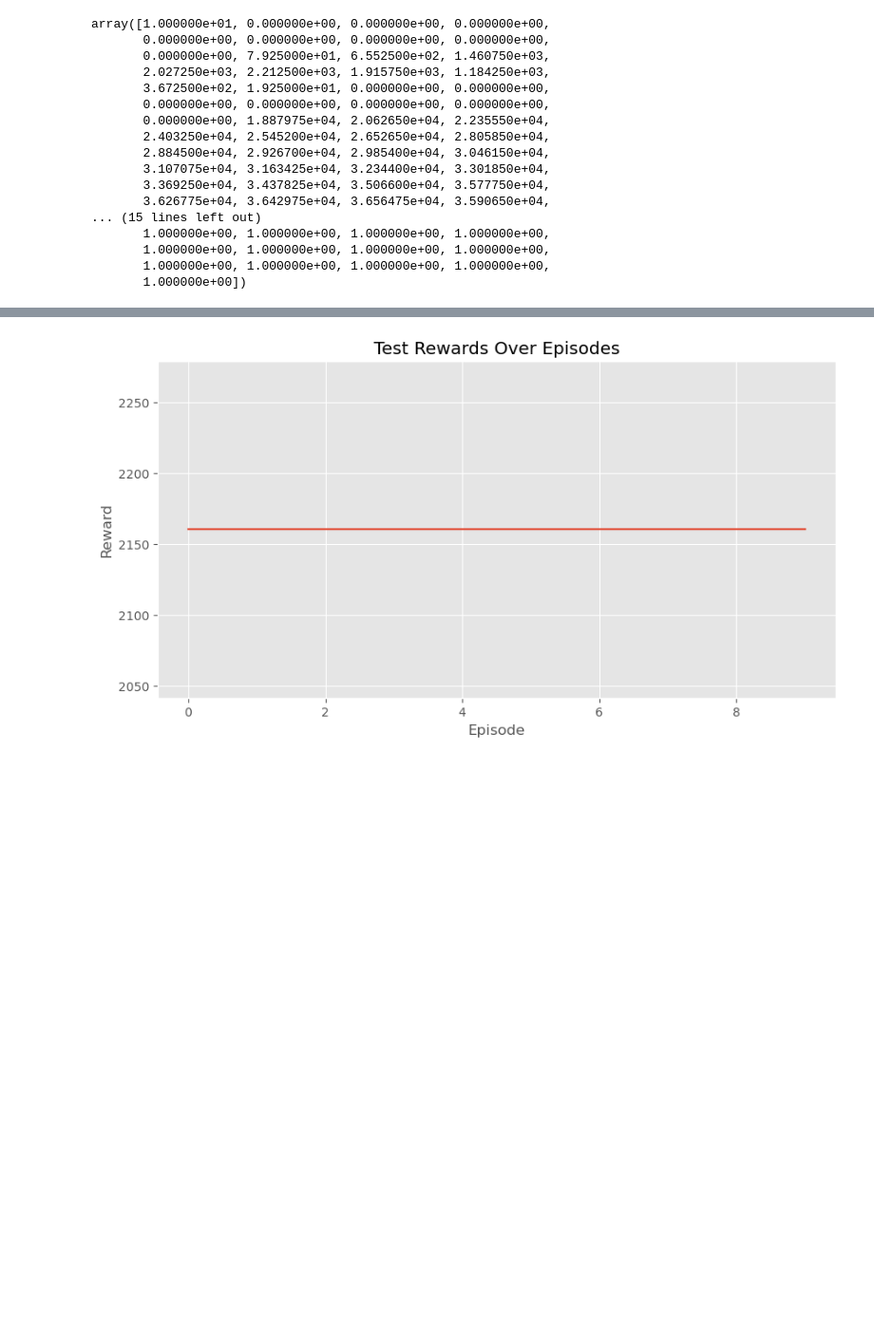
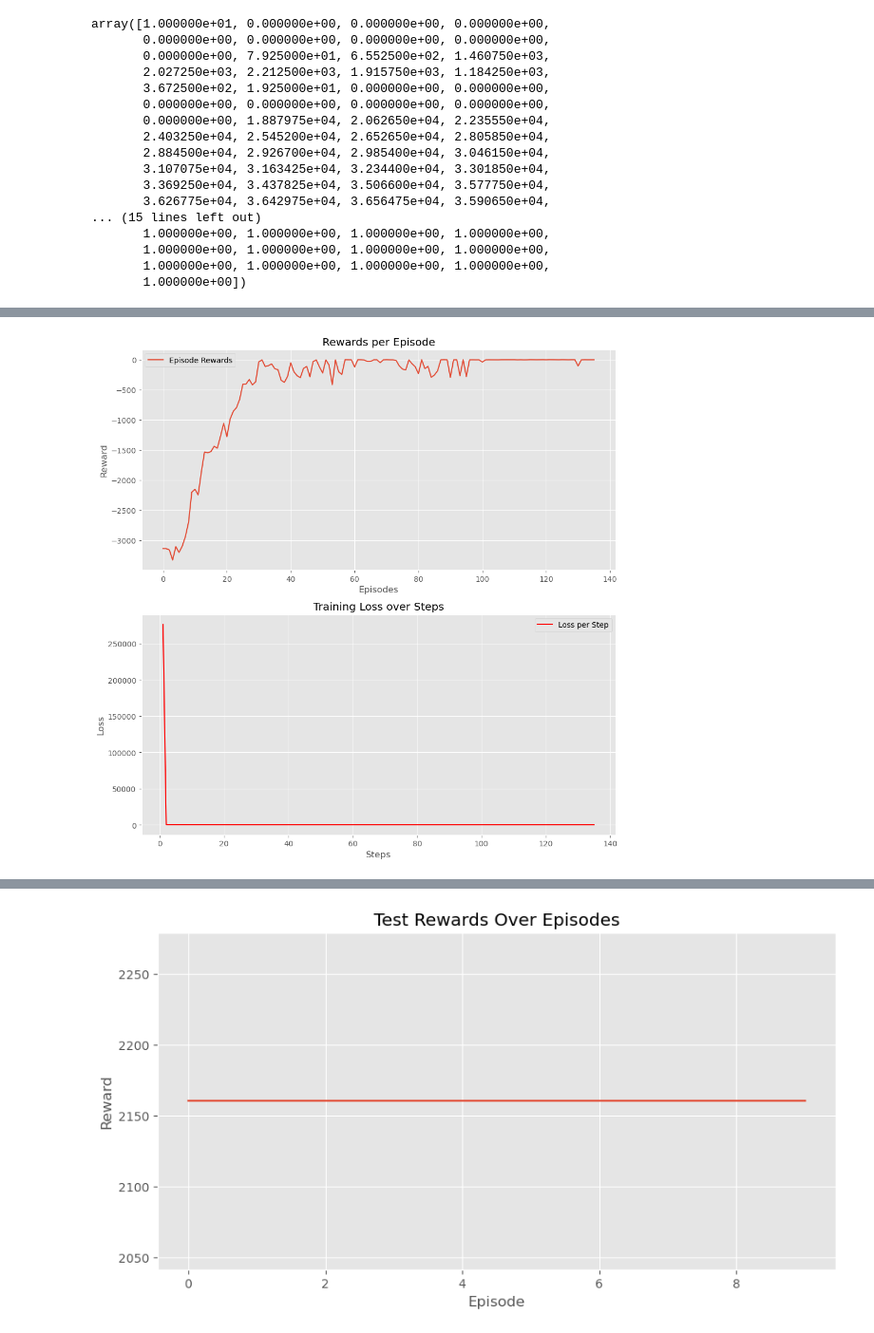
Before and after one commit to Linkschris/AdvancedBA, a Jupyter notebook: current_model/exercise_model.ipynb, the cells around one changed output, grey strips where cells are left out. Shown at 95% size. Drawn from its saved outputs; the diff is of its cells as text; code cells hidden in the pictures; blank space fills up the shorter version.

```diff
--- a/current_model/exercise_model.ipynb
+++ b/current_model/exercise_model.ipynb
@@ -155,3 +143,44 @@ done, took 254.542 seconds
+# %%
+import json
+import matplotlib.pyplot as plt
+
+def plot_training_progress(log_filename):
+    # Open the log file and load the data
+    with open(log_filename, 'r') as file:
+        data = json.load(file)
+
+    # Assuming 'episode_reward' and 'loss' are keys in your logged data
+    # Ensure these keys align with how you've structured your log outputs
+    rewards = data.get('episode_reward', [])
+    losses = data.get('loss', [])
+    nb_episodes = len(rewards)
+
+    # Create a plot with two subplots: one for rewards and one for losses
+    fig, axs = plt.subplots(2, 1, figsize=(10, 10))
+
+    # Plotting the rewards
+    axs[0].plot(rewards, label='Episode Rewards')
+    axs[0].set_xlabel('Episodes')
+    axs[0].set_ylabel('Reward')
+    axs[0].set_title('Rewards per Episode')
+    axs[0].legend()
+
+    # Plotting the losses, if available
+    if losses:
+        axs[1].plot(losses, label='Loss per Step', color='red')
+        axs[1].set_xlabel('Steps')
+        axs[1].set_ylabel('Loss')
+        axs[1].set_title('Training Loss over Steps')
+        axs[1].legend()
+
+    # Show the plot
+    plt.tight_layout()
+    plt.show()
+
+# Call the function with the path to your log file
+plot_training_progress('dqn_BatteryManagementEnv_log.json')
+# %% [output]
+[figure, added]
 # %%
 import json
 
```
Also changed, not shown: parts of 7 cells of this notebook.
